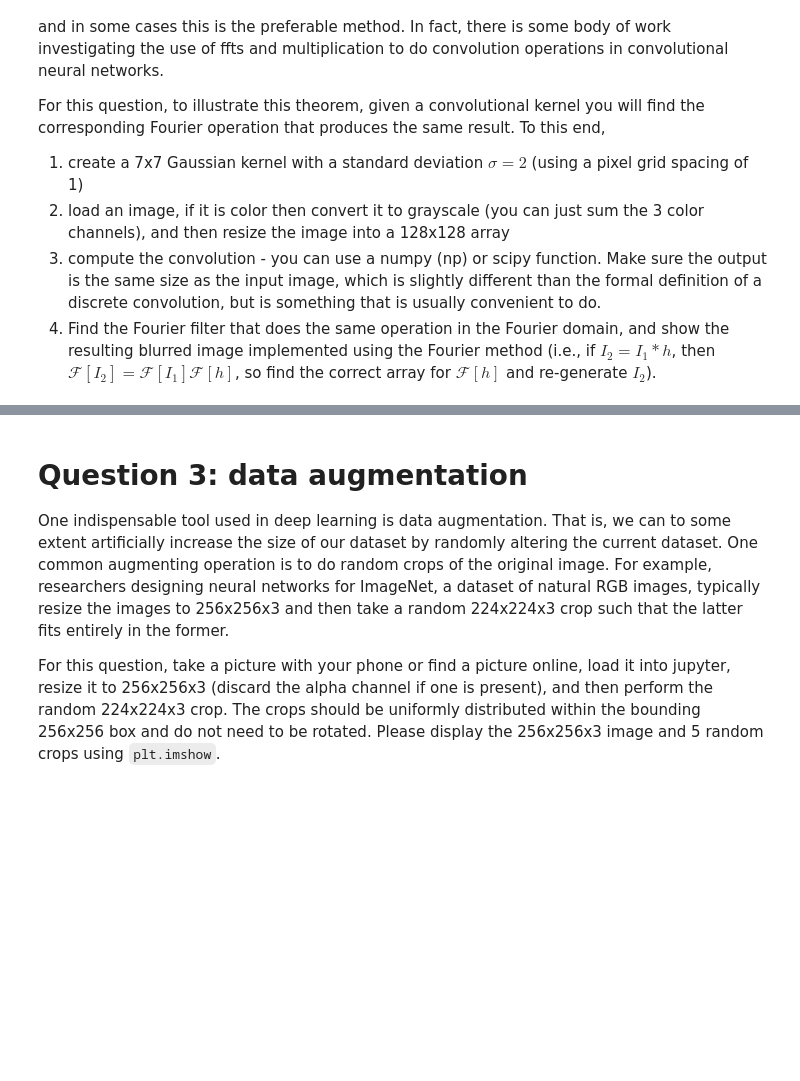
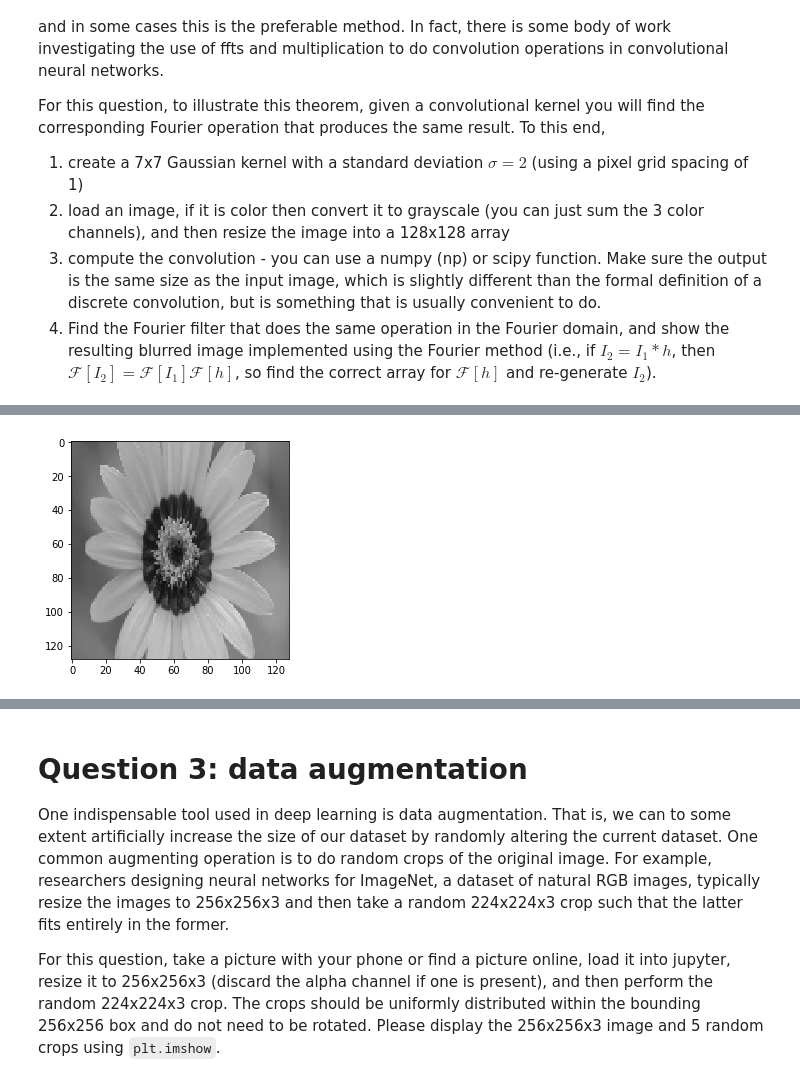
Before and after one commit to echelales/BME-590-Machine-Learning-in-Imaging, a Jupyter notebook: homework/homework_1/HW1.ipynb, the cells around one changed output, grey strips where cells are left out. Drawn from its saved outputs; the diff is of its cells as text; code cells hidden in the pictures; blank space fills up the shorter version.

```diff
--- a/homework/homework_1/HW1.ipynb
+++ b/homework/homework_1/HW1.ipynb
@@ -55,0 +128,42 @@ For this question, to illustrate this theorem, given a convolutional kernel you
+# %%
+%matplotlib inline
+from scipy import misc
+import matplotlib.pyplot as plt
+from matplotlib.pyplot import imread, imshow, imsave, figure
+import numpy as np
+import requests
+import imageio
+from PIL import Image
+import io
+from io import BytesIO
+import skimage
+
+#url= "https://cdn.theatlantic.com/assets/media/img/mt/2017/10/Pict1_Ursinia_calendulifolia/lead_720_405.jpg?mod=1533691909"
+#response=requests.get(url)
+I = Image.open('flower.jpg')
+imshow(I)
+#I2 = imageio.imread(url)
+width=128
+height=128
+gray =I.convert('L')
+imshow(gray)
+small = gray.resize((width, height), Image.NEAREST)
+imshow(small)
+#photo_data = imageio.imread('flower.jpg')
+from skimage import color
+I3=np.asarray(small)
+#photo_data=photo_data.resize((width,height),Image.NEAREST)
+#r=I3[:,:,0]
+#g=I3[:,:,1]
+#b=I3[:,:,2]
+#print(r.shape)
+#print(g.shape)
+#print(b.shape)
+#print(photo_data.shape)
+#gray=(r+g+b)/255
+#gray = 0.2989 * r + 0.5870 * g + 0.1140 * b
+#imshow(b)
+#imshow(greyscale_image)
+#print(gray)
+# %% [output]
+[figure, added]
```
Also changed, not shown: parts of 10 cells of this notebook, 1 other file.
